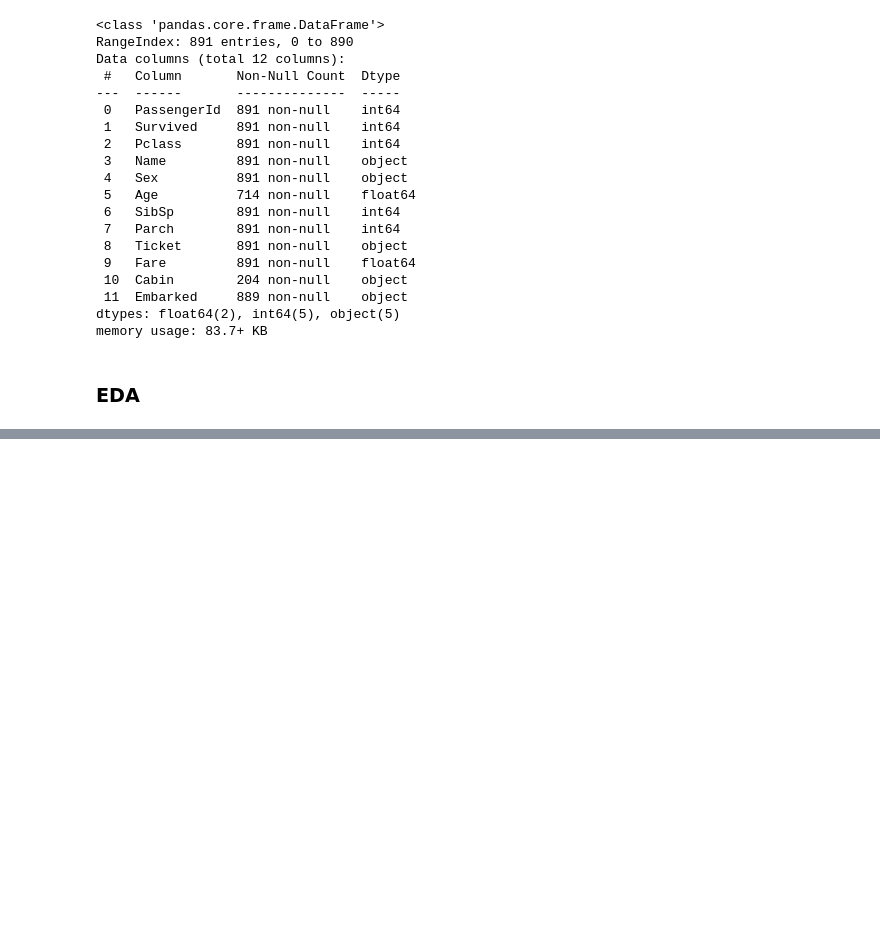
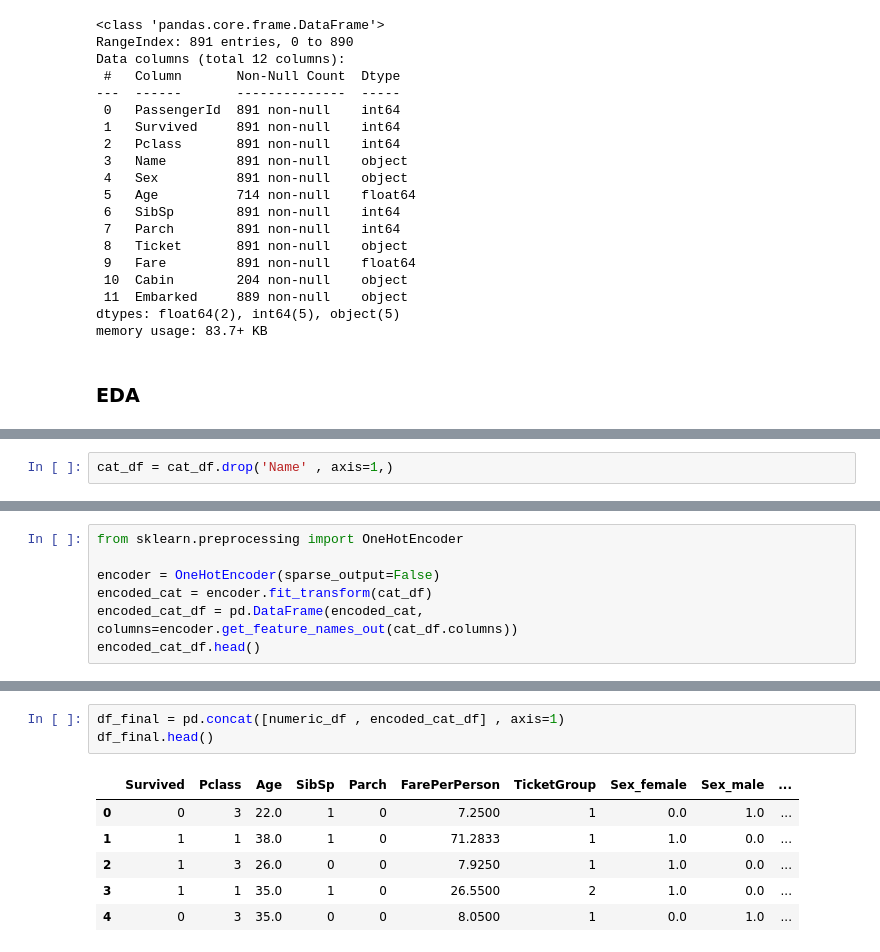
Before and after one commit to Tru735/MLwinterARC25, a Jupyter notebook: week1/Project2titanicDataset/titanicPrdxn.ipynb, the cells around one changed output, grey strips where cells are left out. Drawn from its saved outputs; the diff is of its cells as text; blank space fills up the shorter version.

Commit message:
cleaned some data, corrected some code for titanic prdxn

```diff
--- a/week1/Project2titanicDataset/titanicPrdxn.ipynb
+++ b/week1/Project2titanicDataset/titanicPrdxn.ipynb
@@ -90,0 +142,2 @@ sns.heatmap(numeric_df.corr(), annot=True , cmap='coolwarm')
+# %%
+cat_df = cat_df.drop('Name' , axis=1,)
@@ -90,0 +153,7 @@ sns.heatmap(numeric_df.corr(), annot=True , cmap='coolwarm')
+# %%
+from sklearn.preprocessing import OneHotEncoder
+
+encoder = OneHotEncoder(sparse_output=False)
+encoded_cat = encoder.fit_transform(cat_df)
+encoded_cat_df = pd.DataFrame(encoded_cat, columns=encoder.get_feature_names_out(cat_df.columns))
+encoded_cat_df.head()
@@ -90,0 +188,10 @@ sns.heatmap(numeric_df.corr(), annot=True , cmap='coolwarm')
+# %%
+df_final = pd.concat([numeric_df , encoded_cat_df] , axis=1)
+df_final.head()
+# %% [output]
+|  | Survived | Pclass | Age | SibSp | Parch | FarePerPerson | TicketGroup | Sex_female | Sex_male | ... |
+| 0 | 0 | 3 | 22.0 | 1 | 0 | 7.2500 | 1 | 0.0 | 1.0 | ... |
+| 1 | 1 | 1 | 38.0 | 1 | 0 | 71.2833 | 1 | 1.0 | 0.0 | ... |
+| 2 | 1 | 3 | 26.0 | 0 | 0 | 7.9250 | 1 | 1.0 | 0.0 | ... |
+| 3 | 1 | 1 | 35.0 | 1 | 0 | 26.5500 | 2 | 1.0 | 0.0 | ... |
+| 4 | 0 | 3 | 35.0 | 0 | 0 | 8.0500 | 1 | 0.0 | 1.0 | ... |
```
Also changed, not shown: parts of 14 cells of this notebook, 1 other file.
